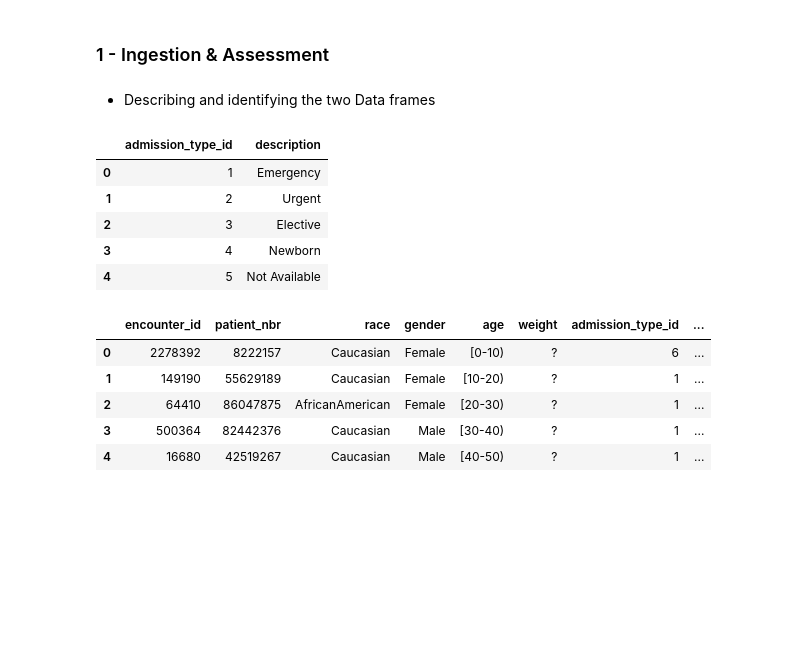
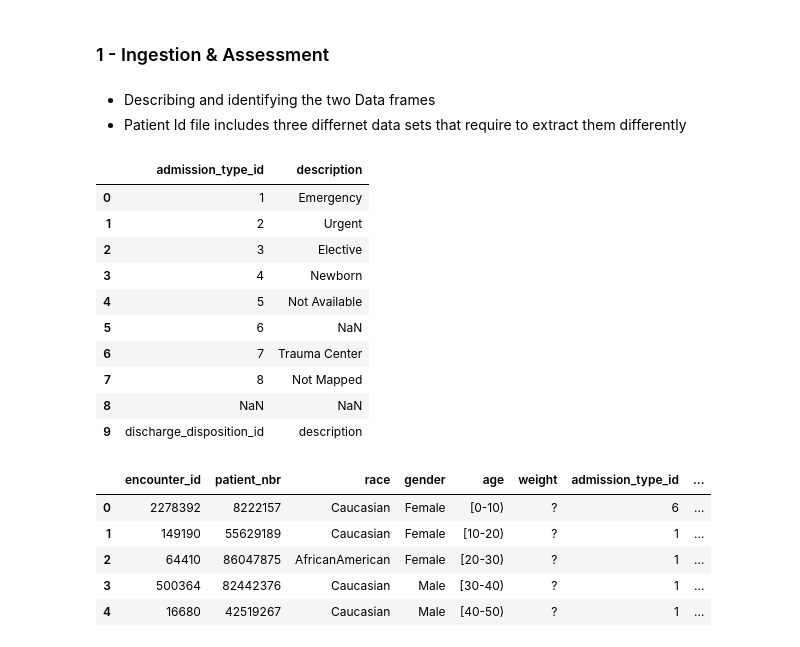
Before and after one commit to DiilaNa/Analyzing-diabetic-patient-readmissions, a Jupyter notebook: Notebooks/Technical_Appendix.ipynb, the cells around one changed output. Drawn from its saved outputs; the diff is of its cells as text; code cells hidden in the pictures; blank space fills up the shorter version.

Commit message:
Cleaned data and add updates

```diff
--- a/Notebooks/Technical_Appendix.ipynb
+++ b/Notebooks/Technical_Appendix.ipynb
@@ -12,15 +12,21 @@ df_Patient_Data = pd.read_csv("../Assets/diabetic_data.csv")
 ### 1 - Ingestion & Assessment
 # %% [markdown]
 - Describing and identifying the two Data frames
+- Patient Id file includes three differnet data sets that require to extract them differently
 # %%
-df_Patient_IDS.head()
+df_Patient_IDS.head(10)
 # %% [output]
 |  | admission_type_id | description |
 | 0 | 1 | Emergency |
 | 1 | 2 | Urgent |
 | 2 | 3 | Elective |
 | 3 | 4 | Newborn |
 | 4 | 5 | Not Available |
+| 5 | 6 | NaN |
+| 6 | 7 | Trauma Center |
+| 7 | 8 | Not Mapped |
+| 8 | NaN | NaN |
+| 9 | discharge_disposition_id | description |
 # %%
 df_Patient_Data.head()
 # %% [output]
```
Also changed, not shown: parts of 24 cells of this notebook.
